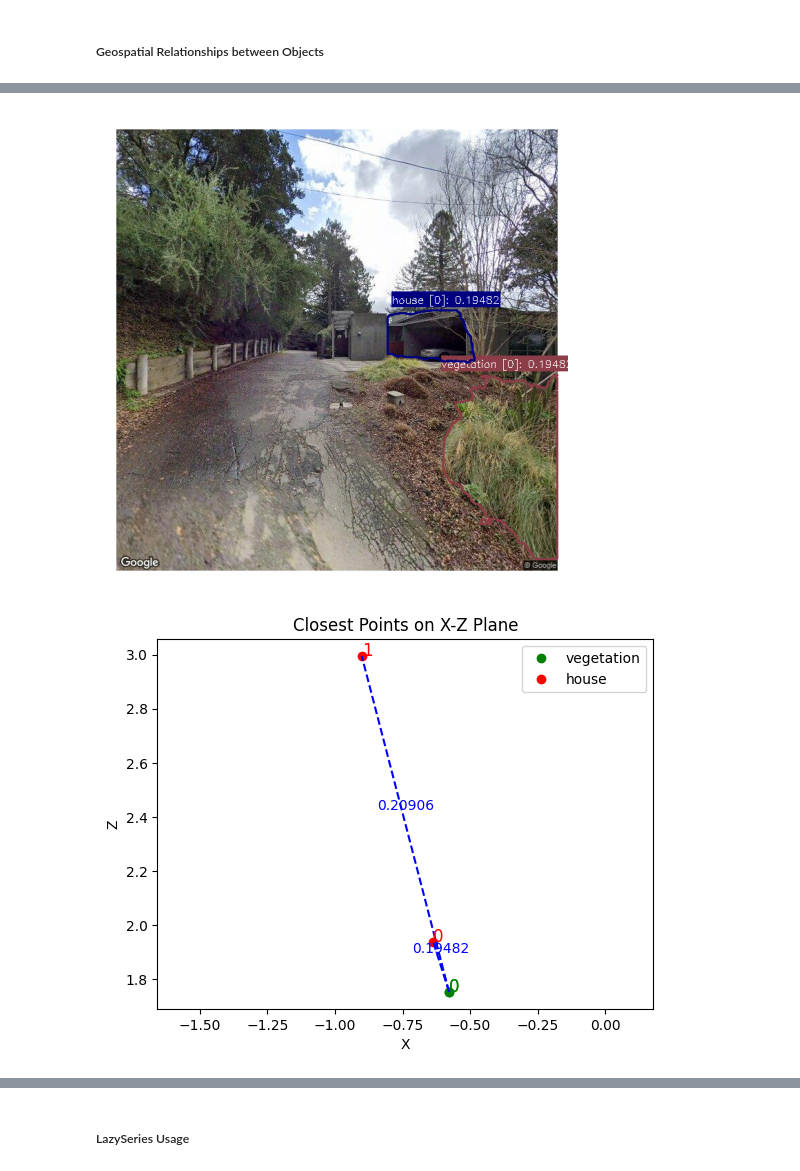
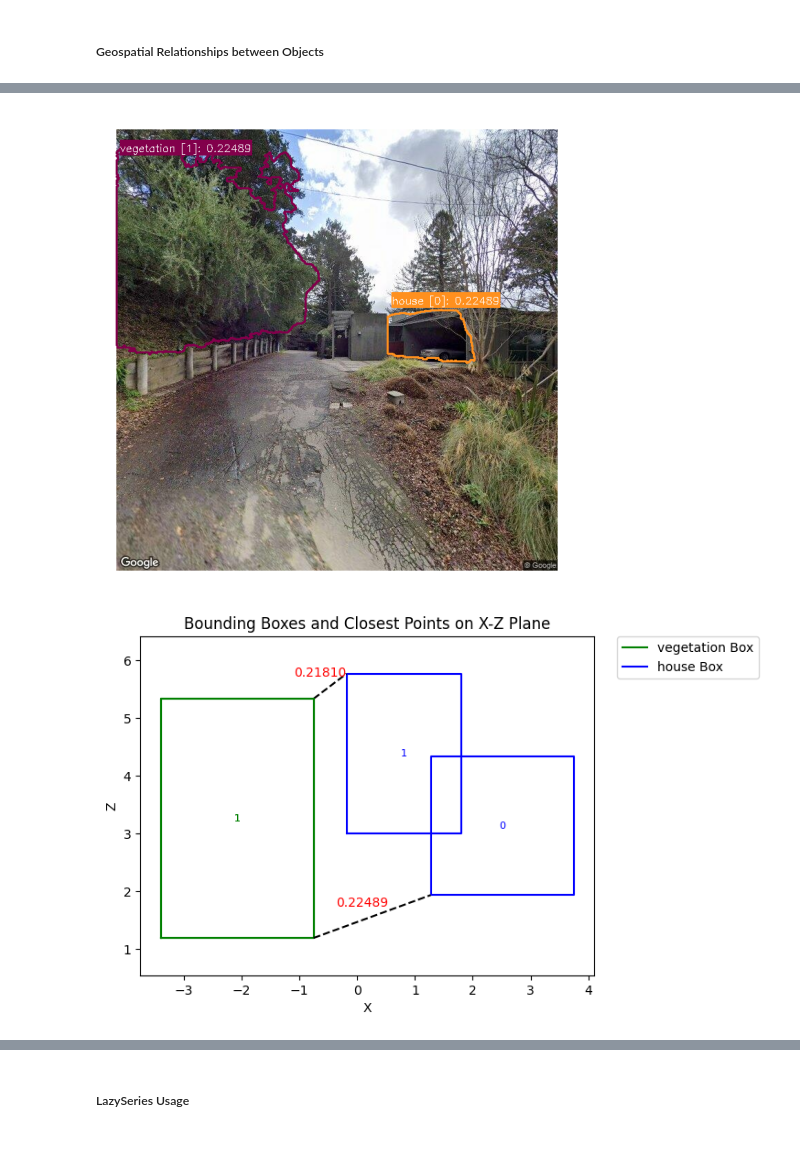
Before and after one commit to qlllllll/fire-risk-object-detection, a Jupyter notebook: src/gsv.ipynb, the cells around one changed output, grey strips where cells are left out. Cells and saved outputs as stored; diff of their text form; code cells hidden in the pictures; blank space fills up the shorter version.

Commit message:
update visualization

```diff
--- a/src/gsv.ipynb
+++ b/src/gsv.ipynb
@@ -46,7 +21,7 @@ area = 'Hilgard Ave, Berkeley, CA'
 bbox = get_area_bbox(area, api_key=GOOGLE_MAPS_API_KEY)
 
 # Generate sample points along the road network within the bounding box
-sample_points = generate_network_pts(bbox, api_key=GOOGLE_MAPS_API_KEY, samp_dist=0.00015)
+sample_points = generate_network_pts(bbox, api_key=GOOGLE_MAPS_API_KEY, samp_dist=0.0001)
 # %%
 from geo_utils import load_parcels, clip_gdf_to_bbox
 
@@ -55,8 +30,8 @@ bounded_gdf = clip_gdf_to_bbox(parcels, bbox)
 
 fig, ax = plt.subplots(figsize=(10, 10))
 bounded_gdf.plot(ax=ax, edgecolor='blue', facecolor='none', linewidth=1)
-sample_points.set_geometry('meta_pt').plot(ax=ax, markersize=5, label='meta')
-sample_points.set_geometry('points').plot(ax=ax, markersize=5, label='sampled')
+sample_points.set_geometry('points').plot(ax=ax, markersize=3, label='sampled')
+sample_points.set_geometry('meta_pt').plot(ax=ax, markersize=3, label='meta')
 plt.legend()
 plt.title("Sample Points and Parcel Boundaries within Specified Bounding Box")
 plt.show()
@@ -67,22 +42,20 @@ plt.show()
 # %%
 from object_detection_utils import load_images, depth_estimate, convert_depth_to_coords, object_grounded_segmentation, reformat_detections, generate_3d_bounding_boxes
 
-# Load the first 10 images from the coordinates
-images = load_gsv_img_from_coords(sample_points, api_key=GOOGLE_MAPS_API_KEY, save_dir='gsv_images')['image'][:10]
-images.name = 'gsv'
+# Load the first 100 images from the coordinates
+images = load_gsv_img_from_coords(sample_points, api_key=GOOGLE_MAPS_API_KEY, save_dir='gsv_images')[:100]
 
 # Estimate depth maps for the images
-depth_maps = depth_estimate(images)
+depth_maps = depth_estimate(images['image'])
 
 # Project pixels onto a 3D plane
 coords = convert_depth_to_coords(depth_maps)
 
 # Perform object detection
-detections = object_grounded_segmentation(images, ['vegetation', 'house', 'fire hydrant'])
+detections = object_grounded_segmentation(images['image'], ['vegetation', 'house', 'fire hydrant'])
 
 # Reformat detections into a dictionary grouped by label
 re_detections = reformat_detections(detections)
 
 # Estimate 3D bounding boxes for objects
 re_detections['coords'] = generate_3d_bounding_boxes(re_detections, coords)
-re_detections.head(5)
@@ -99,9 +74,9 @@ re_detections.head(5)
 from object_detection_utils import dist, group_distances
 
 # Calculate distances between vegetation and house coordinates.
-distances = dist(re_detections[['label','image_index', 'coords']], 'vegetation', 'house')
+distances = dist(re_detections[['label', 'img_idx', 'coords']], 'vegetation', 'house')
 
 # Group the distances distances to house by applying a minimum threshold and filter.
 dist_house_to_veg_min = group_distances(distances, re_detections, 'house', 'vegetation', fn=min)
-dist_house_to_veg_min.head(5)
+dist_house_to_veg_min.head(2)
 # %% [output]
@@ -114,14 +86,12 @@ dist_house_to_veg_min.head(5)
 # %%
 from plot_utils import *
 
-# Plot the distance between first vegetation and house pair for the first image
-annotate_mask_dist(images.iloc[0].image, dist_house_to_veg_min.iloc[0], 'vegetation', 'house')
+# Plot the distance between first house and vegetation pair for the first image
+annotate_mask_dist(images['image'], dist_house_to_veg_min, label1='house', label2='vegetation', img_idx=0, obj_idx=0)
 # %% [output]
-[figure, old version]
+[figure, new version]
 # %%
-from plot_utils import estimate_locations
-
 # Estimate the locations and plot the distance between vegetation and house for the image with index 0.
-estimate_locations(dist_house_to_veg_min, 0, 'vegetation', 'house')
+estimate_box(dist_house_to_veg_min, 0, 'vegetation', 'house')
 # %% [output]
-[figure, old version]
+[figure, new version]
```
Also changed, not shown: parts of 12 cells of this notebook, 2 other files.
